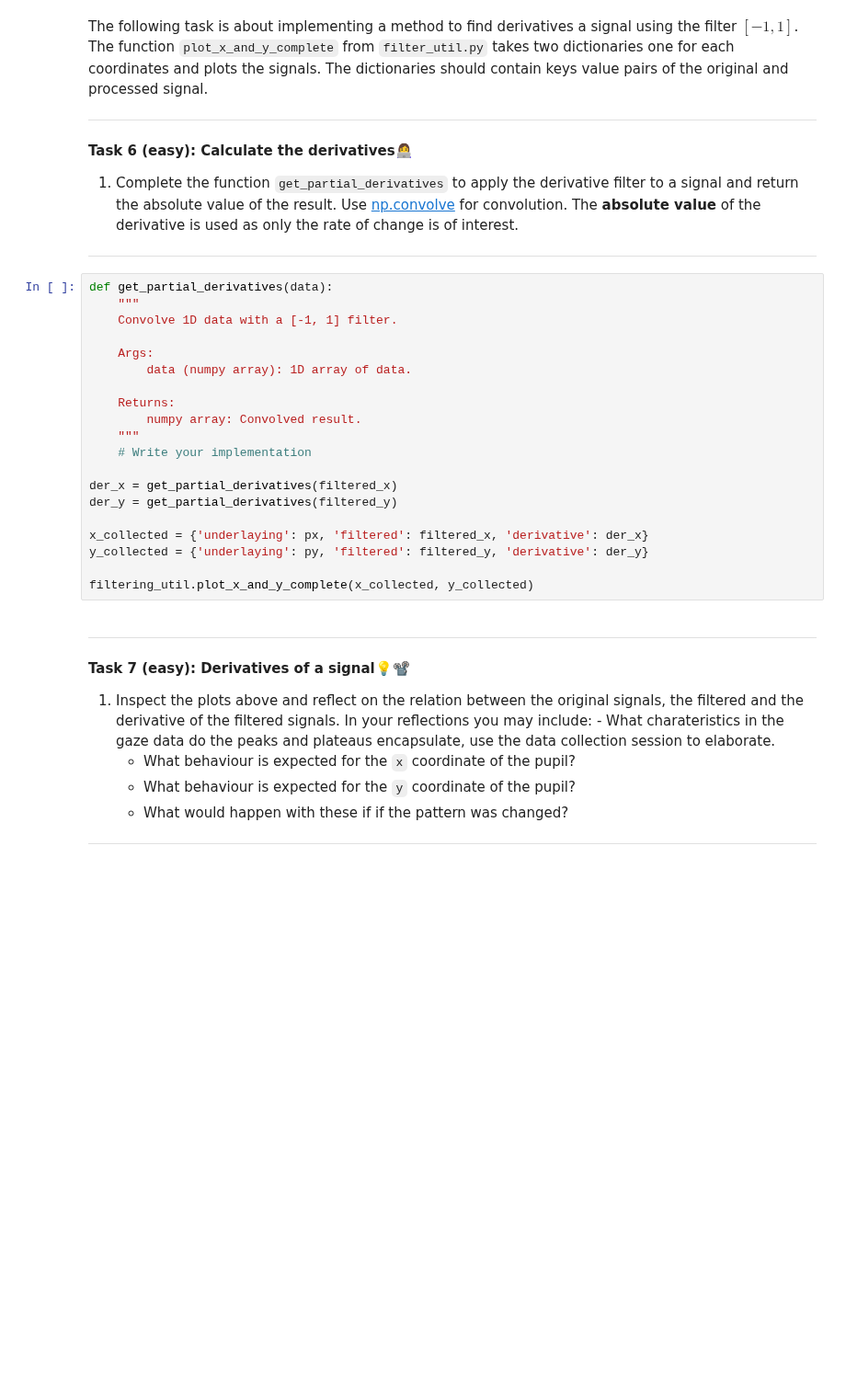
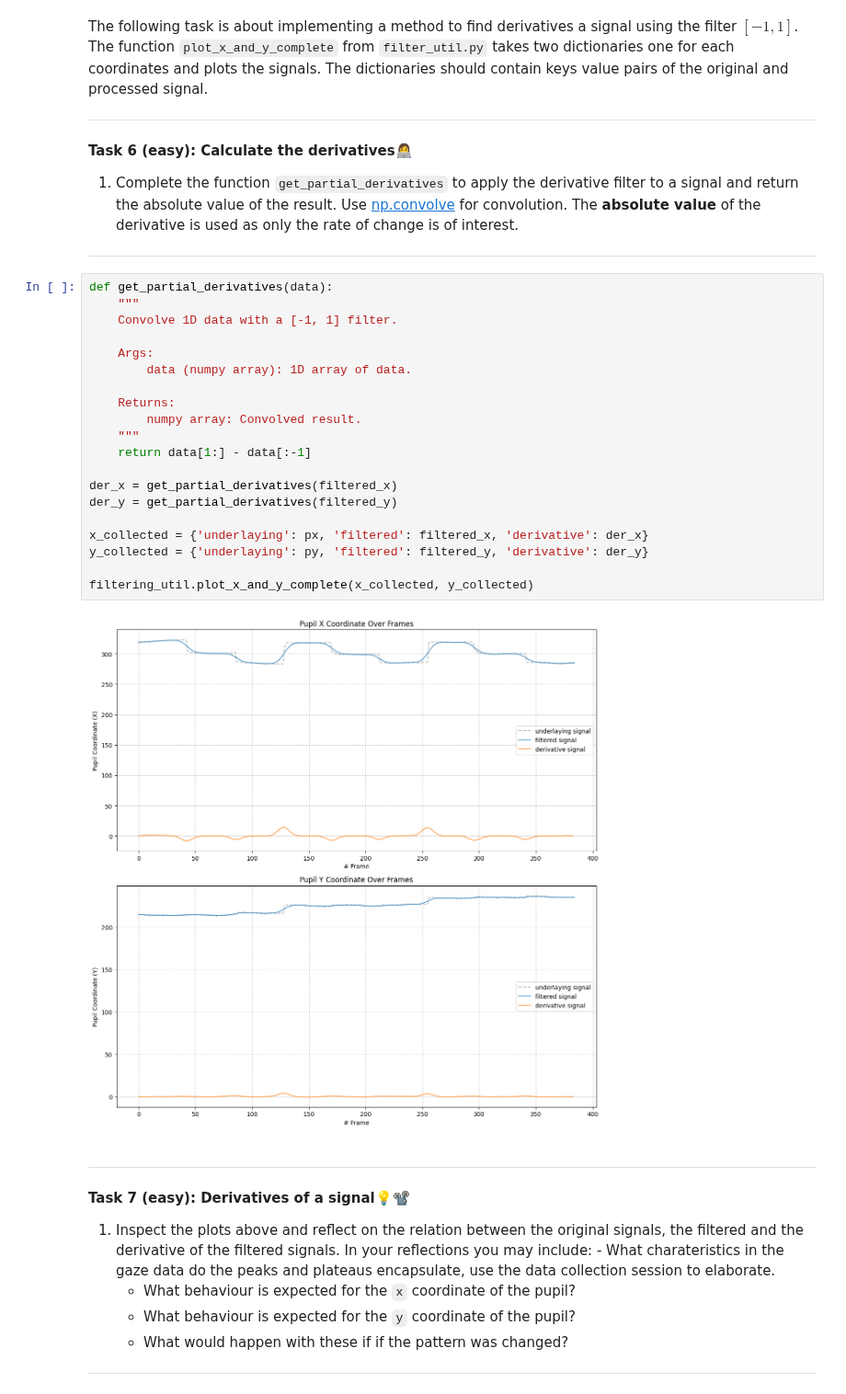
Before and after one commit to Mie-Jonasson/ComputerScienceMasters, a Jupyter notebook: IntroductionToMachineLearning/Exercises/W08/01-data_cleaning.ipynb, the cells around one changed output. Shown at 92% size. Saved outputs shown, nothing was run; the diff lists cells and outputs as text; blank space fills up the shorter version.

```diff
--- a/IntroductionToMachineLearning/Exercises/W08/01-data_cleaning.ipynb
+++ b/IntroductionToMachineLearning/Exercises/W08/01-data_cleaning.ipynb
@@ -222,23 +328,25 @@ The function `plot_x_and_y_complete`
 # %%
 def get_partial_derivatives(data):
     """
     Convolve 1D data with a [-1, 1] filter.
 
     Args:
         data (numpy array): 1D array of data.
 
     Returns:
         numpy array: Convolved result.
     """
-    # Write your implementation
+    return data[1:] - data[:-1]
 
 der_x = get_partial_derivatives(filtered_x)
 der_y = get_partial_derivatives(filtered_y)
 
 x_collected = {'underlaying': px, 'filtered': filtered_x, 'derivative': der_x}
 y_collected = {'underlaying': py, 'filtered': filtered_y, 'derivative': der_y}
 
 filtering_util.plot_x_and_y_complete(x_collected, y_collected)
+# %% [output]
+[figure, added]
 # %% [markdown]
 
 ---
```
Also changed, not shown: parts of 21 cells of this notebook, 3 other files.
